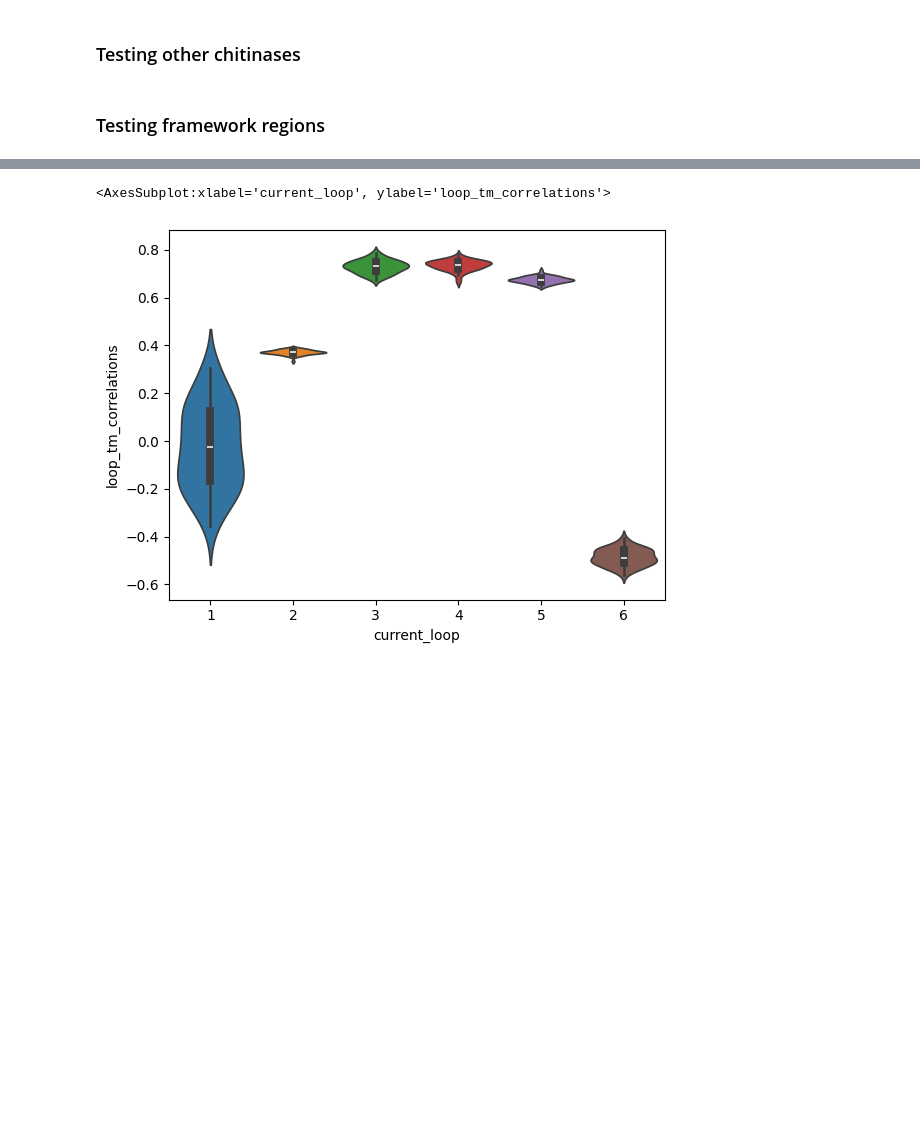
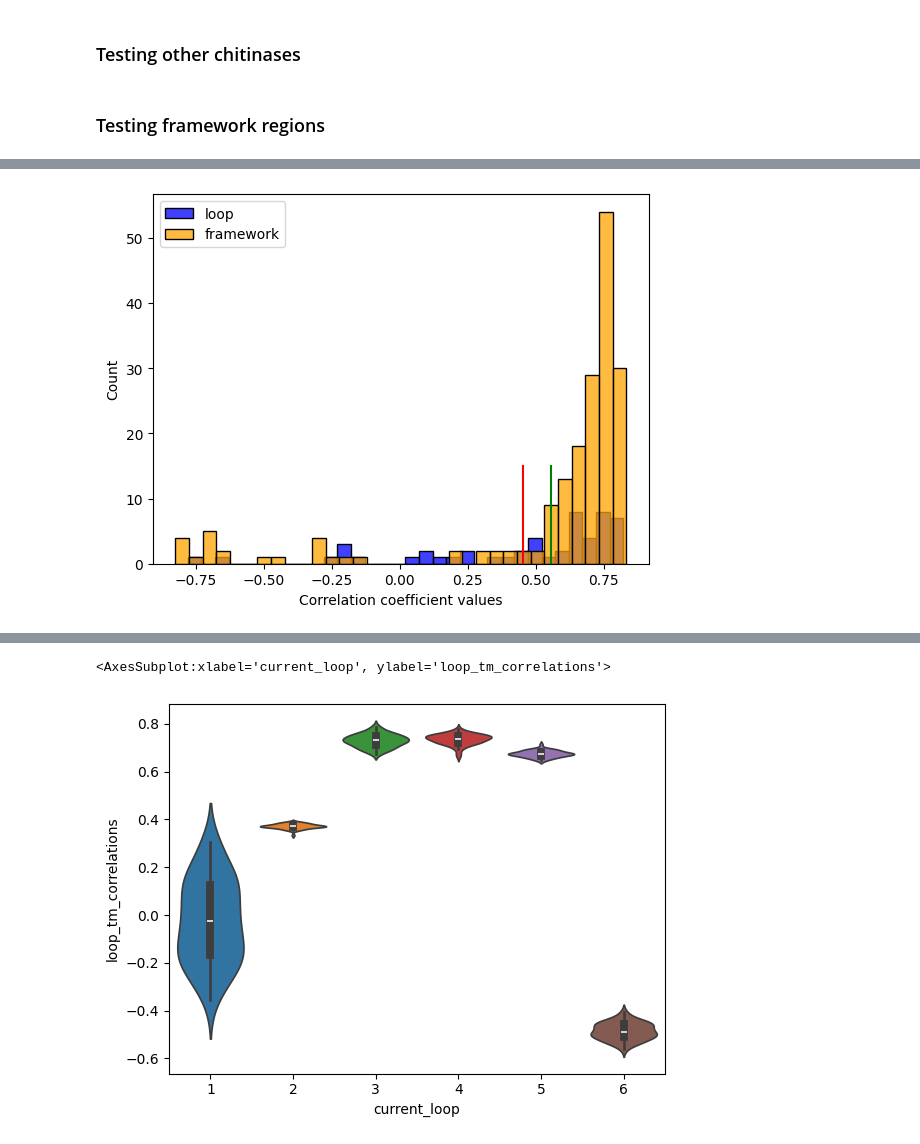
Before and after one commit to anamaysamant/GH19_ProtMamba, a Jupyter notebook: Prot-mamba-explore.ipynb, the cells around one changed output, grey strips where cells are left out. Saved outputs shown, nothing was run; the diff lists cells and outputs as text; code cells hidden in the pictures; blank space fills up the shorter version.

```diff
--- a/Prot-mamba-explore.ipynb
+++ b/Prot-mamba-explore.ipynb
@@ -1373,3 +1491,26 @@ Text(0.5, 0, 'MSA site number')
+# %%
+import seaborn as sns
+import matplotlib.pyplot as plt
+
+loop_indicator = np.array(loop_indicator)
+
+mean_loop = correlations_table.loc[loop_indicator]["fw_tm_correlations"].mean()
+mean_fw = correlations_table.loc[~loop_indicator]["fw_tm_correlations"].mean()
+
+fig, ax = plt.subplots()
+
+sns.histplot(data = correlations_table.loc[loop_indicator], x = "fw_tm_correlations", ax=ax, binwidth = 0.05, color = "blue", label = "loop" )
+ax.plot([mean_loop, mean_loop],[0,15],"r-")
+
+sns.histplot(data = correlations_table.loc[~loop_indicator], x = "fw_tm_correlations", ax=ax, binwidth = 0.05, color = "orange", label = "framework")
+ax.plot([mean_fw, mean_fw],[0,15],"g-")
+
+ax.set_xlabel("Correlation coefficient values")
+plt.legend(loc = "best")
+
+plt.savefig(f"./figures/Tm correlations/Context_{context_loops}_corr_values_hist_Tm_window_len_1.png")
+# %% [output]
+[figure, added]
 # %%
 import seaborn as sns
 import matplotlib.pyplot as plt
```
Also changed, not shown: parts of 20 cells of this notebook.
